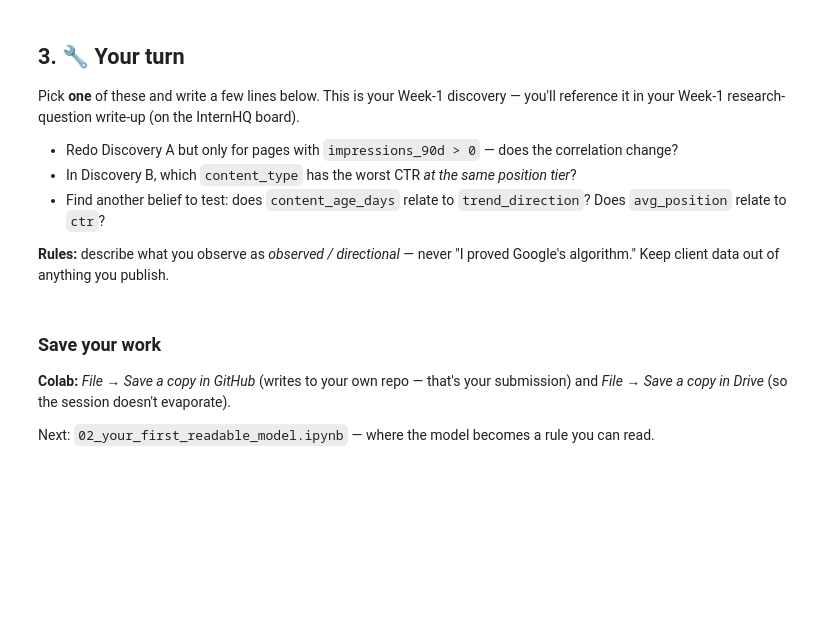
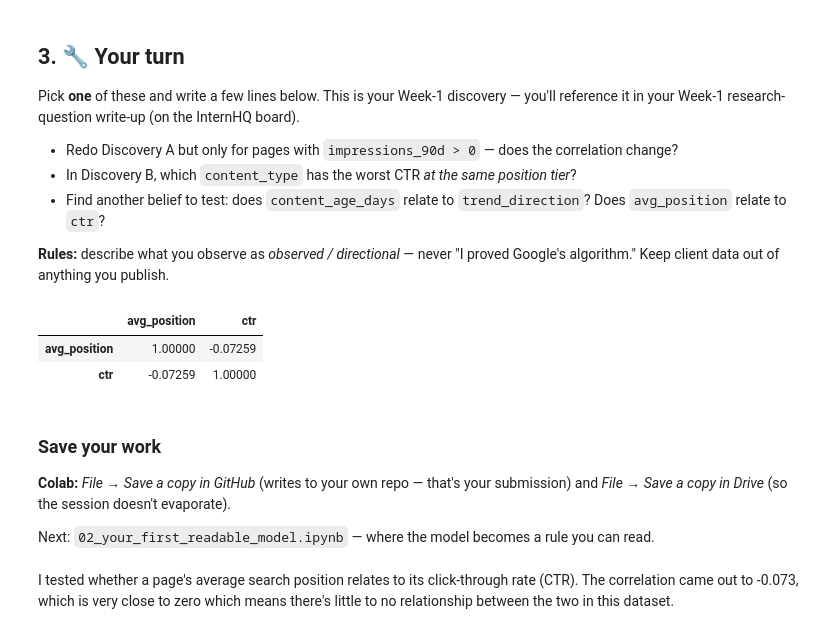
Before and after one commit to demamine728/flyrank-ml-internship-dema, a Jupyter notebook: notebooks/01_first_look_and_discovery.ipynb, the cells around one changed output. Drawn from its saved outputs; the diff is of its cells as text; code cells hidden in the pictures; blank space fills up the shorter version.

```diff
--- a/notebooks/01_first_look_and_discovery.ipynb
+++ b/notebooks/01_first_look_and_discovery.ipynb
@@ -99,8 +155,15 @@ Pick **one** of these and write a few lines below. This is your Week-1 discovery
 **Rules:** describe what you observe as *observed / directional* — never "I proved Google's algorithm." Keep client data out of anything you publish.
 # %%
 # Your discovery here
+df[['avg_position', 'ctr']].corr()
+# %% [output]
+|  | avg_position | ctr |
+| avg_position | 1.00000 | -0.07259 |
+| ctr | -0.07259 | 1.00000 |
 # %% [markdown]
 ### Save your work
 **Colab:** *File → Save a copy in GitHub* (writes to your own repo — that's your submission) and *File → Save a copy in Drive* (so the session doesn't evaporate).
 
 Next: `02_your_first_readable_model.ipynb` — where the model becomes a rule you can read.
+# %% [markdown]
+I tested whether a page's average search position relates to its click-through rate (CTR). The correlation came out to -0.073, which is very close to zero which means there's little to no relationship between the two in this dataset.
```
Also changed, not shown: parts of 8 cells of this notebook.
